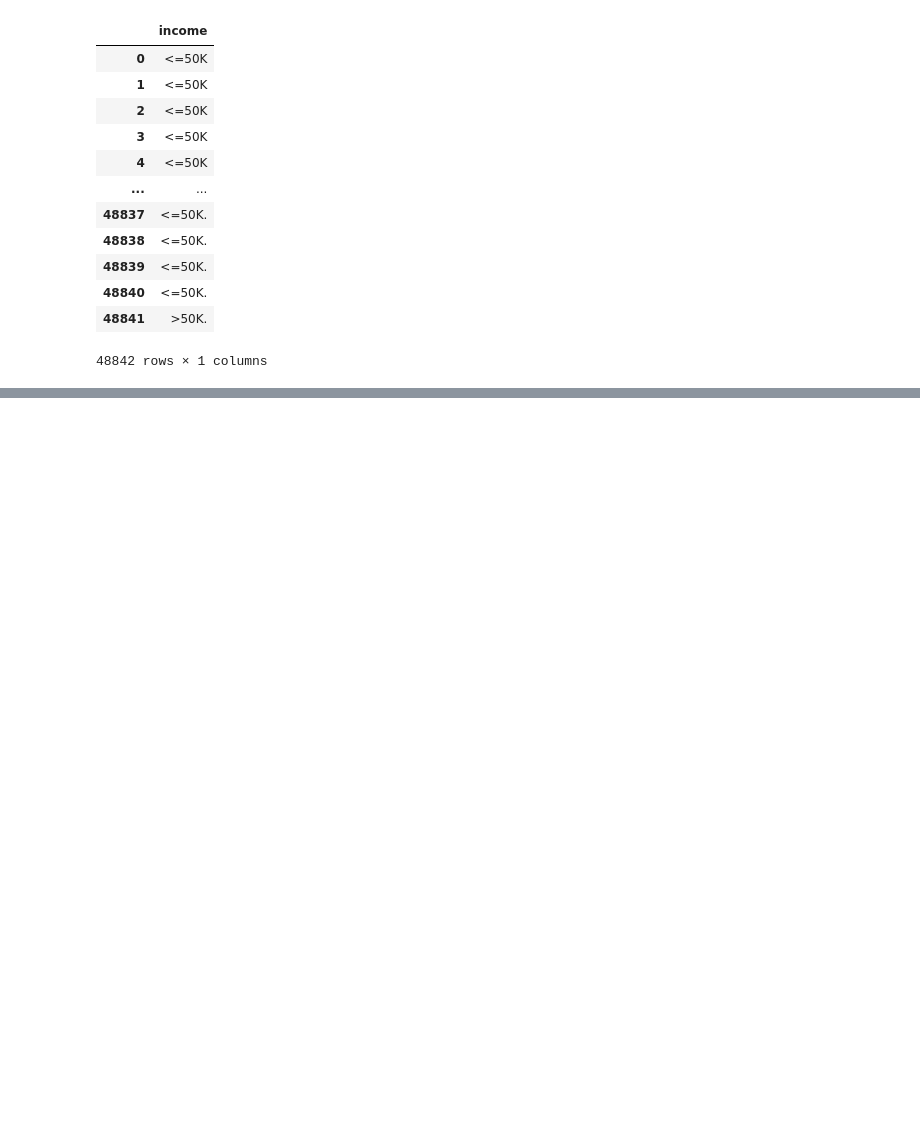
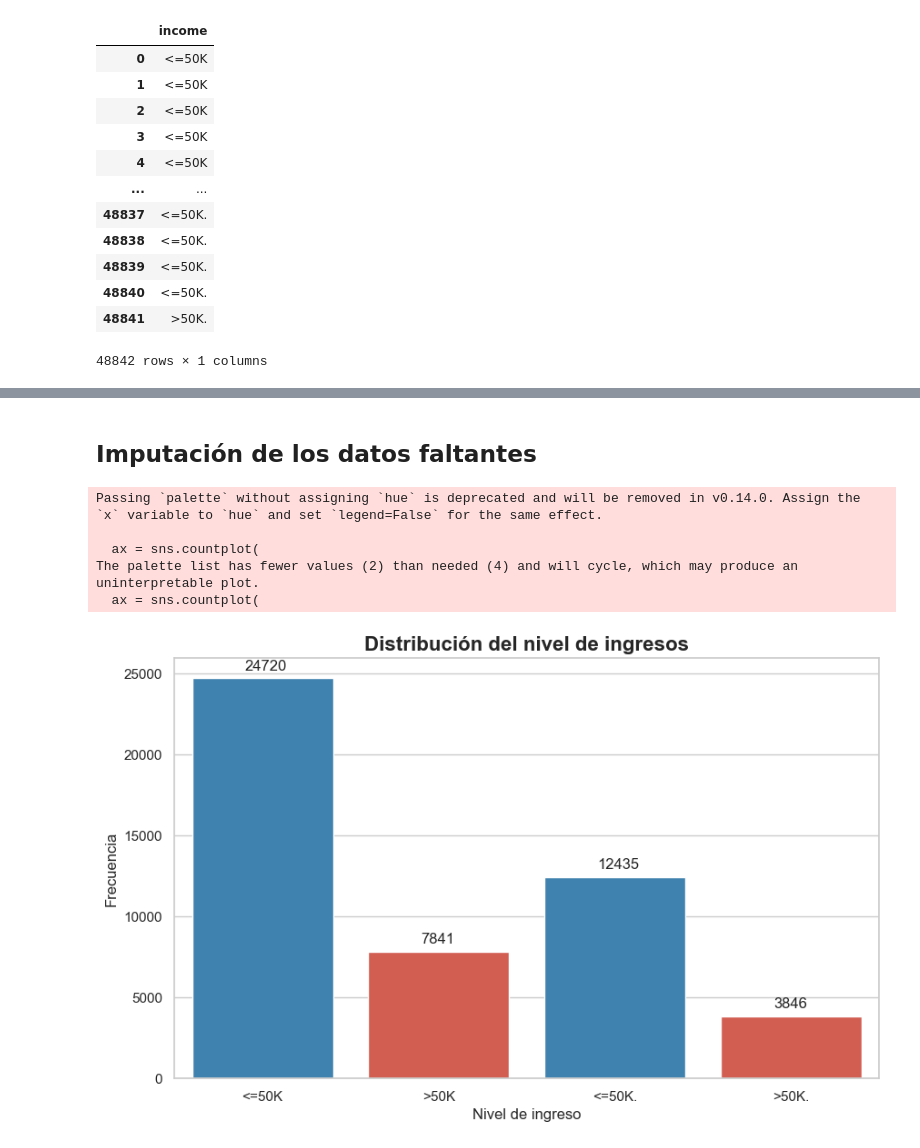
Before and after one commit to AndresFHR2002/adult-mlops-project, a Jupyter notebook: Notebooks/eda.ipynb, the cells around one changed output, grey strips where cells are left out. Cells and saved outputs as stored; diff of their text form; code cells hidden in the pictures; blank space fills up the shorter version.

Commit message:
Exploración de la base de datos

```diff
--- a/Notebooks/eda.ipynb
+++ b/Notebooks/eda.ipynb
@@ -107,0 +162,48 @@ y
+# %% [markdown]
+## Imputación de los datos faltantes
+# %%
+import pandas as pd
+import numpy as np
+import matplotlib.pyplot as plt
+import seaborn as sns
+import plotly.express as px
+import missingno as msno
+
+from ucimlrepo import fetch_ucirepo
+
+# cargar datos
+adult = fetch_ucirepo(id=2)
+df = pd.concat([adult.data.features, adult.data.targets], axis=1)
+
+# estilo profesional
+sns.set_theme(style="whitegrid", palette="deep")
+plt.rcParams['figure.figsize'] = (10,6)
+plt.rcParams['axes.titlesize'] = 16
+plt.rcParams['axes.labelsize'] = 12
+
+
+
+colors = ["#2E86C1", "#E74C3C"]
+
+ax = sns.countplot(
+    data=df,
+    x="income",
+    palette=colors
+)
+
+plt.title("Distribución del nivel de ingresos", fontweight="bold")
+plt.xlabel("Nivel de ingreso")
+plt.ylabel("Frecuencia")
+
+for p in ax.patches:
+    ax.annotate(f'{int(p.get_height())}',
+                (p.get_x()+0.3, p.get_height()+500))
+
+plt.show()
+# %% [output]
+Passing `palette` without assigning `hue` is deprecated and will be removed in v0.14.0. Assign the `x` variable to `hue` and set `legend=False` for the same effect.
+
+  ax = sns.countplot(
+The palette list has fewer values (2) than needed (4) and will cycle, which may produce an uninterpretable plot.
+  ax = sns.countplot(
+[figure, added]
```
Also changed, not shown: parts of 16 cells of this notebook.
